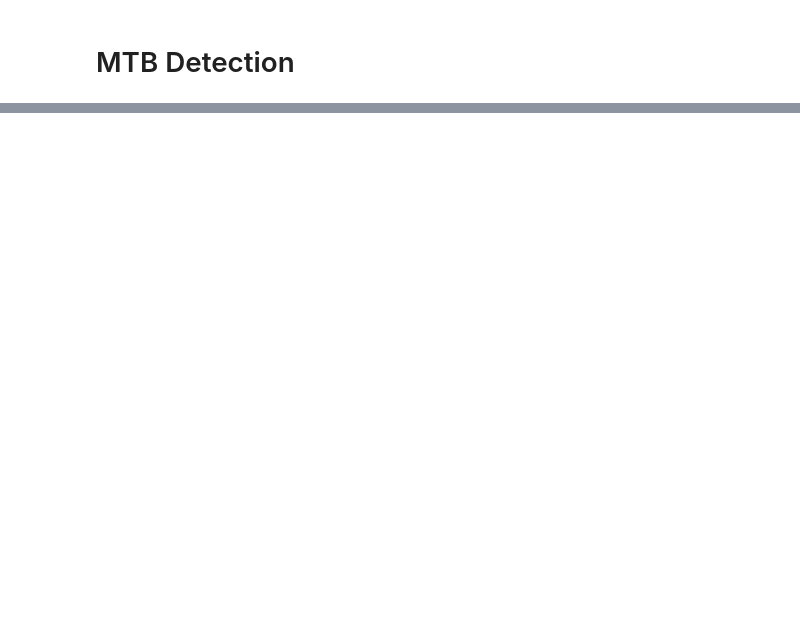
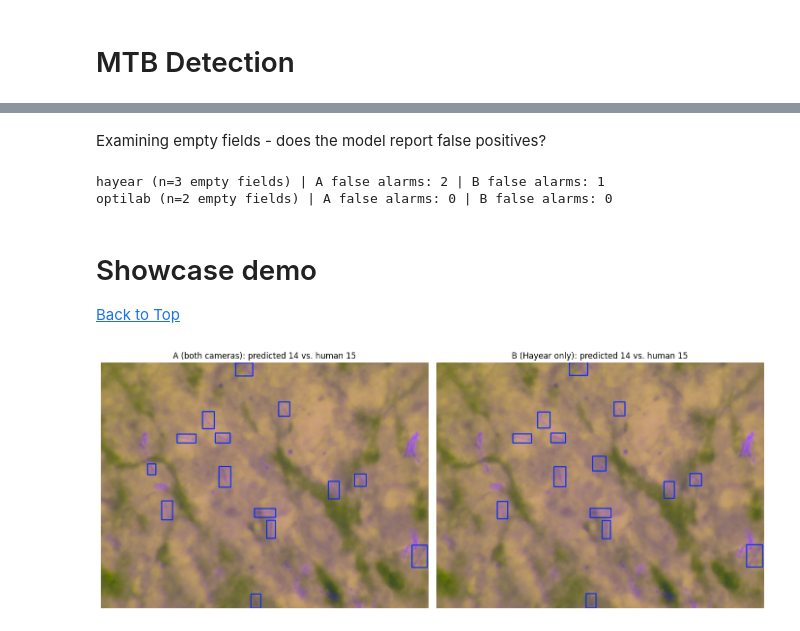
Before and after one commit to luminescent11/MTB-Detection, a Jupyter notebook: MTB_Detection.ipynb, the cells around one changed output, grey strips where cells are left out. Drawn from its saved outputs; the diff is of its cells as text; code cells hidden in the pictures; blank space fills up the shorter version.

```diff
--- a/MTB_Detection.ipynb
+++ b/MTB_Detection.ipynb
@@ -18,0 +437,25 @@ images  labels
+# %%
+subsets = {
+    'hayear':  meta[(meta.split == 'test') & (meta.camera == 'hayear')]['path'],
+    'optilab': meta[(meta.split == 'test') & (meta.camera == 'optilab')]['path'],
+    'overall': meta[meta.split == 'test']['path'],
+}
+models = {'A': (pA, cA), 'B': (pB, cB)}
+
+results = {}                                   # camera -> experiment -> metric
+for cam, imgs in subsets.items():
+    labels = [Path(str(p).replace('/images/', '/labels/')).with_suffix('.txt') for p in imgs]
+    base = calculate_baseline_MAE(labels, med_A)
+    results[cam] = {'baseline': {'MAE': base}}
+    for name, (preds, cut) in models.items():
+        mae = calculate_model_MAE(imgs, preds, cut)
+        m = calculate_tp_fp_fn(imgs, preds, cut)
+        f1 = 2 * m['precision'] * m['recall'] / max(m['precision'] + m['recall'], 1e-9)
+        results[cam][name] = {'MAE': mae, 'vs_baseline_%': 100 * (base - mae) / base,
+                              'precision': m['precision'], 'recall': m['recall'], 'F1': f1,
+                              'FN': m['FN'], 'FP': m['FP'], 'TP': m['TP']}
+
+table = pd.DataFrame([{'camera': c, 'experiment': e, **v}
+                      for c, exps in results.items() for e, v in exps.items()]).round(3)
+table.to_csv(f'{RUNS}/test_results.csv', index=False)
+table
@@ -18,0 +473,38 @@ images  labels
+# %% [markdown]
+Examining empty fields - does the model report false positives?
+# %%
+def is_empty(p):
+    lp = Path(str(p).replace('/images/', '/labels/')).with_suffix('.txt')
+    return not lp.exists() or not any(l.strip() for l in lp.read_text().splitlines())
+
+for cam in ['hayear', 'optilab']:
+    empty = [p for p in subsets[cam] if is_empty(p)]
+    print(cam, f'(n={len(empty)} empty fields)',
+          '| A false alarms:', calculate_tp_fp_fn(empty, pA, cA)['FP'],
+          '| B false alarms:', calculate_tp_fp_fn(empty, pB, cB)['FP'])
+# %% [output]
+hayear (n=3 empty fields) | A false alarms: 2 | B false alarms: 1
+optilab (n=2 empty fields) | A false alarms: 0 | B false alarms: 0
+# %% [markdown]
+# Showcase demo
+
+[Back to Top](#scrollTo=sDvyZU8wLCir&line=1&uniqifier=1)
+# %%
+import matplotlib.pyplot as plt
+
+opt = list(subsets['optilab'])
+img = str(opt[len(opt) // 2])            # a middle image, not cherry-picked; say so in the caption
+
+fig, axes = plt.subplots(1, 2, figsize=(14, 6))
+for ax, (name, w, cut) in zip(axes, [('A (both cameras)', 'exp_a_clean', cA),
+                                     ('B (Hayear only)',  'exp_b_clean', cB)]):
+    r = YOLO(f'{RUNS}/{w}/weights/best.pt').predict(img, imgsz=IMGSZ, conf=cut,
+                                                    max_det=1000, verbose=False)[0]
+    ax.imshow(r.plot(labels=False, conf=False)[..., ::-1])
+    ax.set_title(f'{name}: predicted {len(r.boxes)} vs. human {count_true(img)}')
+    ax.axis('off')
+plt.tight_layout()
+plt.savefig(f'{RUNS}/showcase.png', dpi=150, bbox_inches='tight')
+plt.show()
+# %% [output]
+[figure, added]
```
Also changed, not shown: parts of 48 cells of this notebook.
